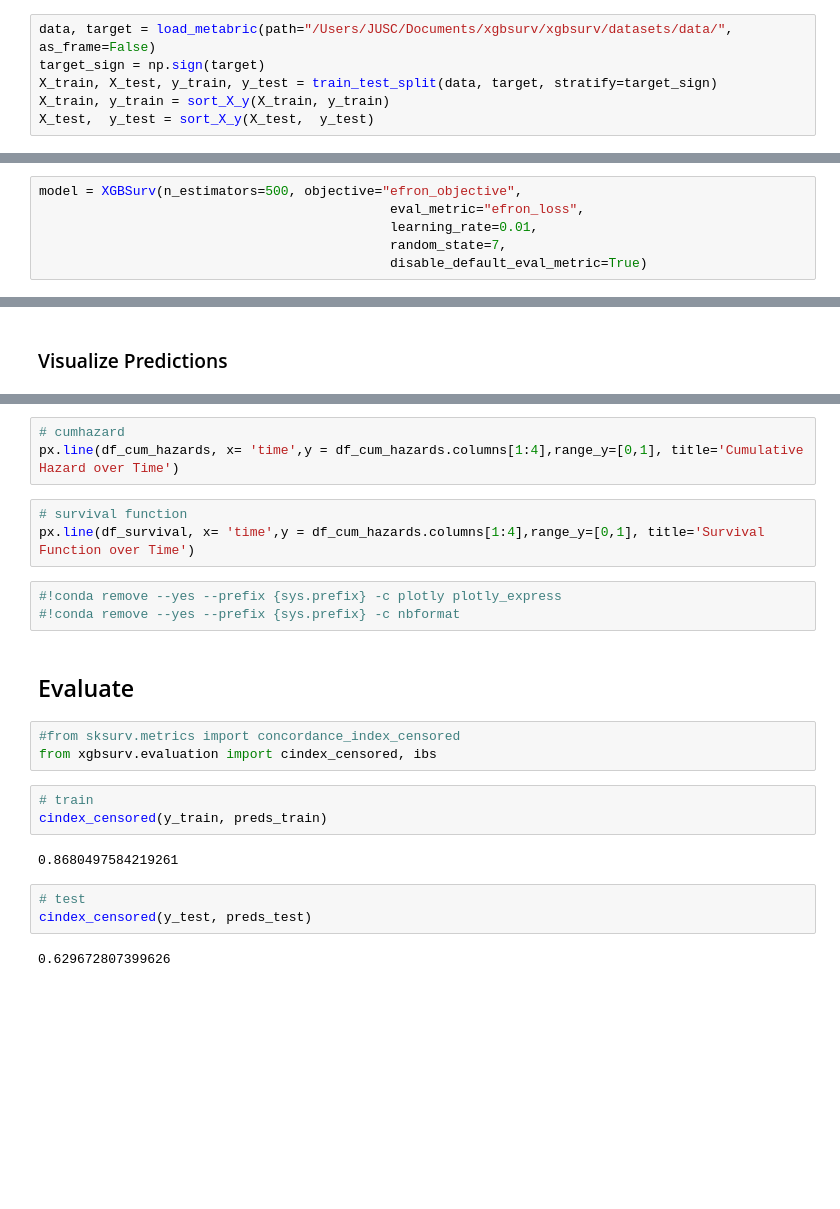
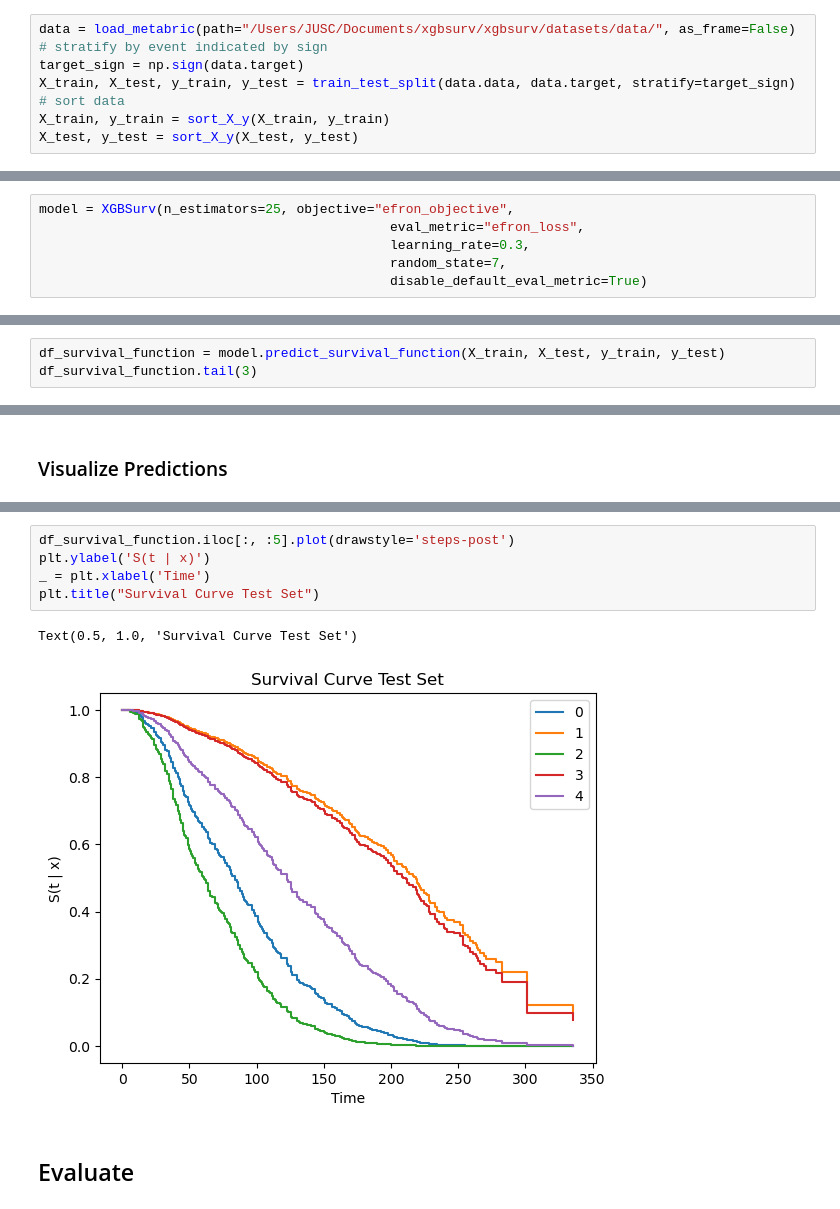
Before and after one commit to jatlantic/xgbsurv, a Jupyter notebook: examples/xgbsurv_efron.ipynb, the cells around one changed output, grey strips where cells are left out. Cells and saved outputs as stored; diff of their text form; blank space fills up the shorter version.

```diff
--- a/examples/xgbsurv_efron.ipynb
+++ b/examples/xgbsurv_efron.ipynb
@@ -20,17 +22,19 @@ import numpy as np
 # %% [markdown]
 ## Load Data
 # %%
-data, target = load_metabric(path="/Users/JUSC/Documents/xgbsurv/xgbsurv/datasets/data/", as_frame=False)
-target_sign = np.sign(target)
-X_train, X_test, y_train, y_test = train_test_split(data, target, stratify=target_sign)
+data = load_metabric(path="/Users/JUSC/Documents/xgbsurv/xgbsurv/datasets/data/", as_frame=False)
+# stratify by event indicated by sign
+target_sign = np.sign(data.target)
+X_train, X_test, y_train, y_test = train_test_split(data.data, data.target, stratify=target_sign)
+# sort data
 X_train, y_train = sort_X_y(X_train, y_train)
-X_test,  y_test = sort_X_y(X_test,  y_test)
+X_test, y_test = sort_X_y(X_test, y_test)
 # %% [markdown]
 ## Load Model
 # %%
-model = XGBSurv(n_estimators=500, objective="efron_objective",
+model = XGBSurv(n_estimators=25, objective="efron_objective",
                                              eval_metric="efron_loss",
-                                             learning_rate=0.01,
+                                             learning_rate=0.3,
                                              random_state=7,
                                              disable_default_eval_metric=True)
 # %% [markdown]
@@ -140,0 +106,3 @@ df_survival
+# %%
+df_survival_function = model.predict_survival_function(X_train, X_test, y_train, y_test)
+df_survival_function.tail(3)
@@ -156,24 +117,10 @@ CondaValueError: too few arguments, must supply command line package specs or --
-# %%
-# cumhazard
-px.line(df_cum_hazards, x= 'time',y = df_cum_hazards.columns[1:4],range_y=[0,1], title='Cumulative Hazard over Time')
-# %%
-# survival function
-px.line(df_survival, x= 'time',y = df_cum_hazards.columns[1:4],range_y=[0,1], title='Survival Function over Time')
-# %%
-#!conda remove --yes --prefix {sys.prefix} -c plotly plotly_express
-#!conda remove --yes --prefix {sys.prefix} -c nbformat
+# %%
+df_survival_function.iloc[:, :5].plot(drawstyle='steps-post')
+plt.ylabel('S(t | x)')
+_ = plt.xlabel('Time')
+plt.title("Survival Curve Test Set")
+# %% [output]
+Text(0.5, 1.0, 'Survival Curve Test Set')
+[figure, added]
 # %% [markdown]
 ## Evaluate
-# %%
-#from sksurv.metrics import concordance_index_censored
-from xgbsurv.evaluation import cindex_censored, ibs
-# %%
-# train
-cindex_censored(y_train, preds_train)
-# %% [output]
-0.8680497584219261
-# %%
-# test
-cindex_censored(y_test, preds_test)
-# %% [output]
-0.629672807399626
```
Also changed, not shown: parts of 13 cells of this notebook, 15 other files.
